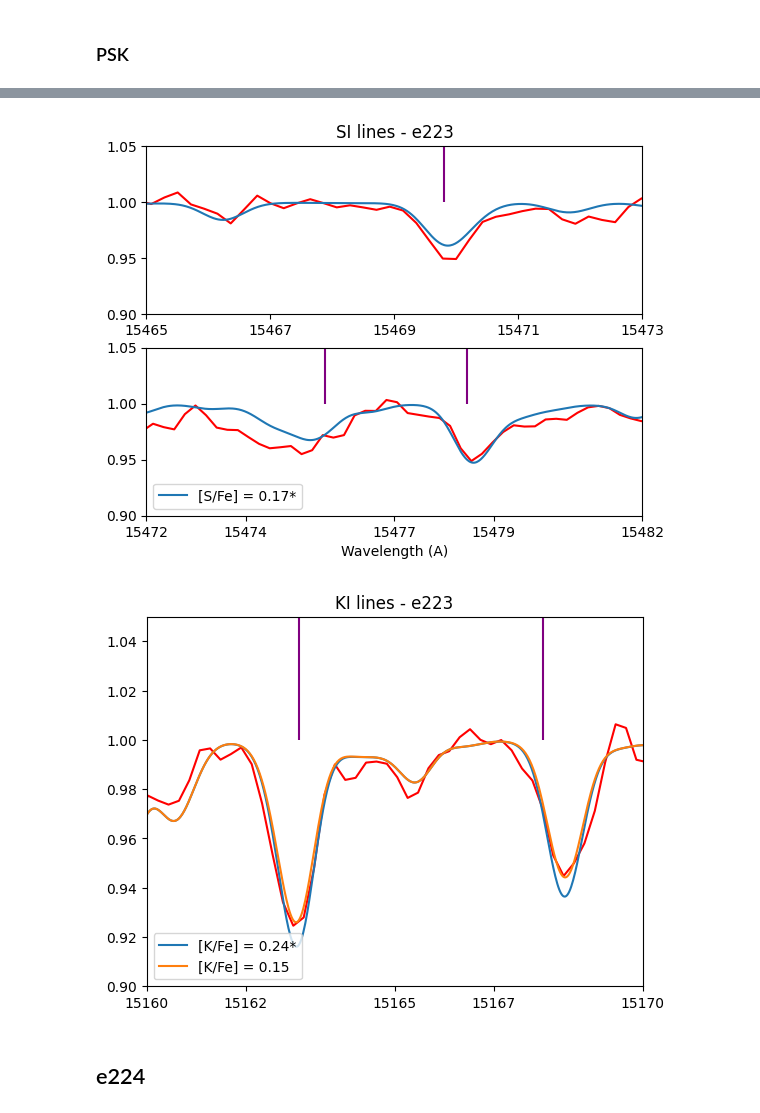
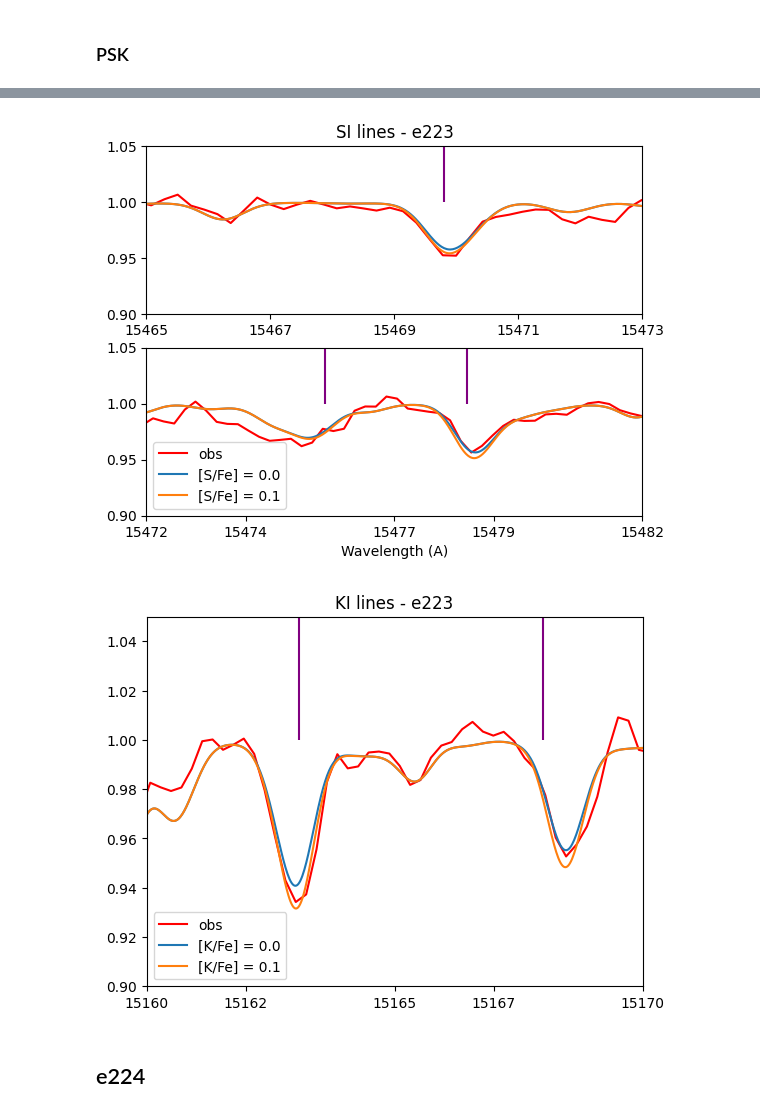
Before and after one commit to bornofthesea/synther, a Jupyter notebook: old_plot/syntplot.ipynb, the cells around one changed output, grey strips where cells are left out. Saved outputs shown, nothing was run; the diff lists cells and outputs as text; code cells hidden in the pictures.

```diff
--- a/Plot/syntplot.ipynb
+++ b/old_plot/syntplot.ipynb
@@ -594,20 +332,20 @@ speclist = ["e223xa.dat"]
 starname = 'e223'
 label = ['[P/Fe] = 0.0']
 plotP(speclist, "e223.dat", label, starname,
-      xoffset1 = -6.3, yoffset1 = 0.07, ncorr1 = 1.1,
-      xoffset2 = -6.7, yoffset2 = -0.015, ncorr2 = 1.0,
+      xoffset1 = -6.3, yoffset1 = 0.15, ncorr1 = 1.2,
+      xoffset2 = -6.7, yoffset2 = 0.15, ncorr2 = 1.2,
       ylim1 = (0.75, 1.05), ylim2 = (0.65, 1.05))
 
-speclist = ["e223xb.dat"]
-label = ['[S/Fe] = 0.17*']
+speclist = ["e223xb.dat", "e223xbs01k01.dat"]
+label = ['[S/Fe] = 0.0', '[S/Fe] = 0.1']
 plotS(speclist, "e223.dat", label, starname,
-      xoffset1 = -6.15, yoffset1 = 0.085, ncorr1 = 1.1,
-      xoffset2 = -6.15, yoffset2 = 0.080, ncorr2 = 1.1,
+      xoffset1 = -6.15, yoffset1 = 0.16, ncorr1 = 1.2,
+      xoffset2 = -6.15, yoffset2 = 0.16, ncorr2 = 1.2,
       ylim1 = (0.90, 1.05), ylim2 = (0.90, 1.05))
 
-speclist = ["e223xb.dat", "e223xbkm015.dat"]
-label = ['[K/Fe] = 0.24*','[K/Fe] = 0.15']
+speclist = ["e223xb.dat", "e223xbs01k01.dat"]
+label = ['[K/Fe] = 0.0', '[K/Fe] = 0.1']
 plotK(speclist, "e223.dat", label, starname,
-      xoffset1 = -6.0, yoffset1 = 0.08, ncorr1 = 1.1,
+      xoffset1 = -5.95, yoffset1 = 0.16, ncorr1 = 1.2,
       ylim1 = (0.90, 1.05))
 # %% [output]
@@ -615,4 +353,4 @@ plotK(speclist, "e223.dat", label, starname,
-[figure, old version]
+[figure, new version]
-[figure, old version]
+[figure, new version]
 # %% [markdown]
 ## e224
```
Also changed, not shown: parts of 10 cells of this notebook, 43 other files.
